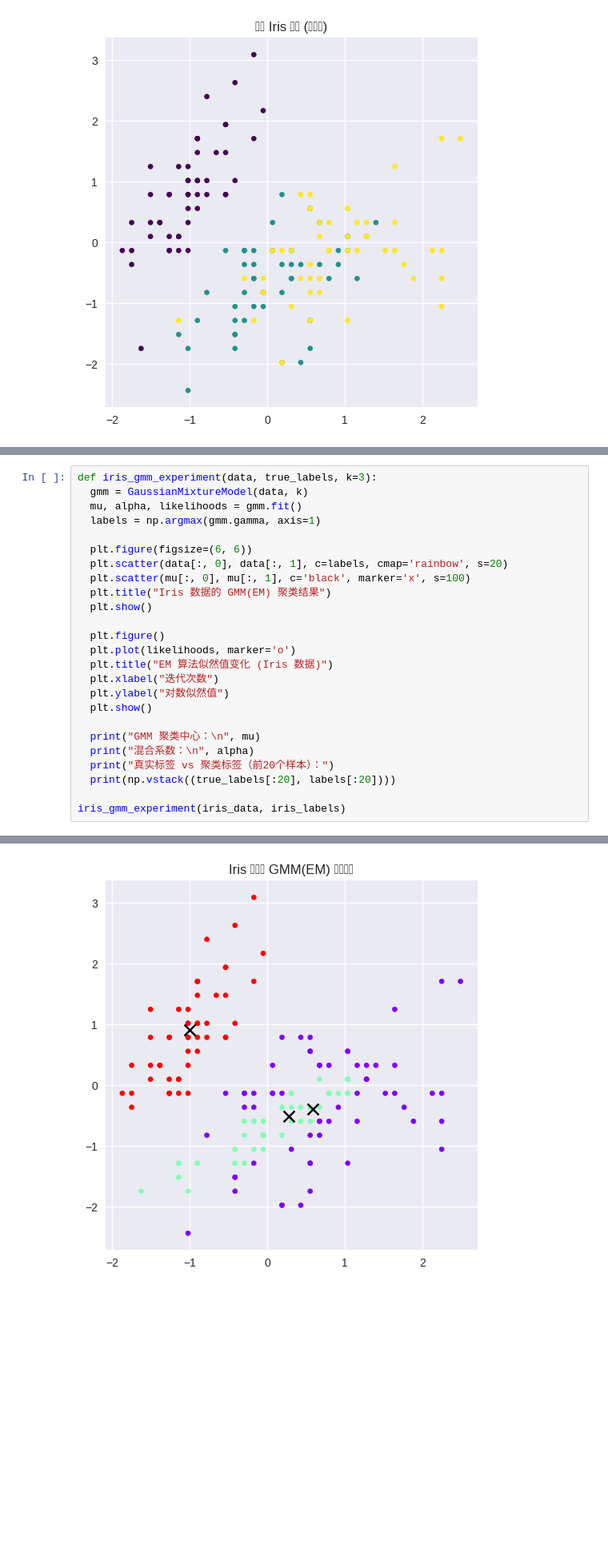
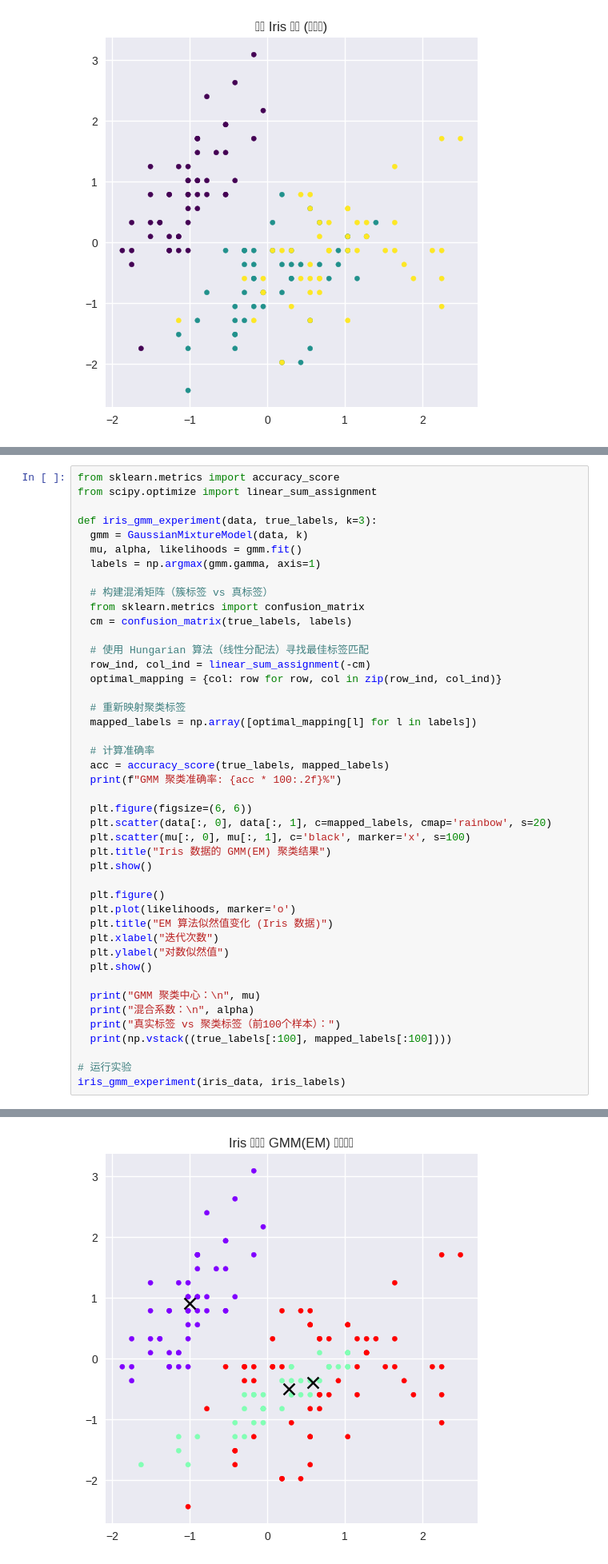
Before and after one commit to PLroias39/H1T-1abs, a Jupyter notebook: 25-Autumn-Machine Learning/Lab3-Kmeans/Kmeans.ipynb, the cells around one changed output, grey strips where cells are left out. Shown at 80% size. Drawn from its saved outputs; the diff is of its cells as text; blank space fills up the shorter version.

```diff
--- a/25-Autumn-Machine Learning/Lab3-Kmeans/Kmeans.ipynb
+++ b/25-Autumn-Machine Learning/Lab3-Kmeans/Kmeans.ipynb
@@ -355,11 +354,29 @@ K-Means 聚类中心：
 # %%
+from sklearn.metrics import accuracy_score
+from scipy.optimize import linear_sum_assignment
+
 def iris_gmm_experiment(data, true_labels, k=3):
   gmm = GaussianMixtureModel(data, k)
   mu, alpha, likelihoods = gmm.fit()
   labels = np.argmax(gmm.gamma, axis=1)
 
+  # 构建混淆矩阵（簇标签 vs 真标签）
+  from sklearn.metrics import confusion_matrix
+  cm = confusion_matrix(true_labels, labels)
+
+  # 使用 Hungarian 算法（线性分配法）寻找最佳标签匹配
+  row_ind, col_ind = linear_sum_assignment(-cm)
+  optimal_mapping = {col: row for row, col in zip(row_ind, col_ind)}
+
+  # 重新映射聚类标签
+  mapped_labels = np.array([optimal_mapping[l] for l in labels])
+
+  # 计算准确率
+  acc = accuracy_score(true_labels, mapped_labels)
+  print(f"GMM 聚类准确率: {acc * 100:.2f}%")
+
   plt.figure(figsize=(6, 6))
-  plt.scatter(data[:, 0], data[:, 1], c=labels, cmap='rainbow', s=20)
+  plt.scatter(data[:, 0], data[:, 1], c=mapped_labels, cmap='rainbow', s=20)
   plt.scatter(mu[:, 0], mu[:, 1], c='black', marker='x', s=100)
   plt.title("Iris 数据的 GMM(EM) 聚类结果")
   plt.show()
@@ -373,8 +390,9 @@ def iris_gmm_experiment(data, true_labels, k=3):
 
   print("GMM 聚类中心：\n", mu)
   print("混合系数：\n", alpha)
-  print("真实标签 vs 聚类标签（前20个样本）：")
-  print(np.vstack((true_labels[:20], labels[:20])))
+  print("真实标签 vs 聚类标签（前100个样本）：")
+  print(np.vstack((true_labels[:100], mapped_labels[:100])))
 
+# 运行实验
 iris_gmm_experiment(iris_data, iris_labels)
 # %% [output]
@@ -381 +400 @@ iris_gmm_experiment(iris_data, iris_labels)
-[figure, old version]
+[figure, new version]
```
Also changed, not shown: parts of 9 cells of this notebook.
